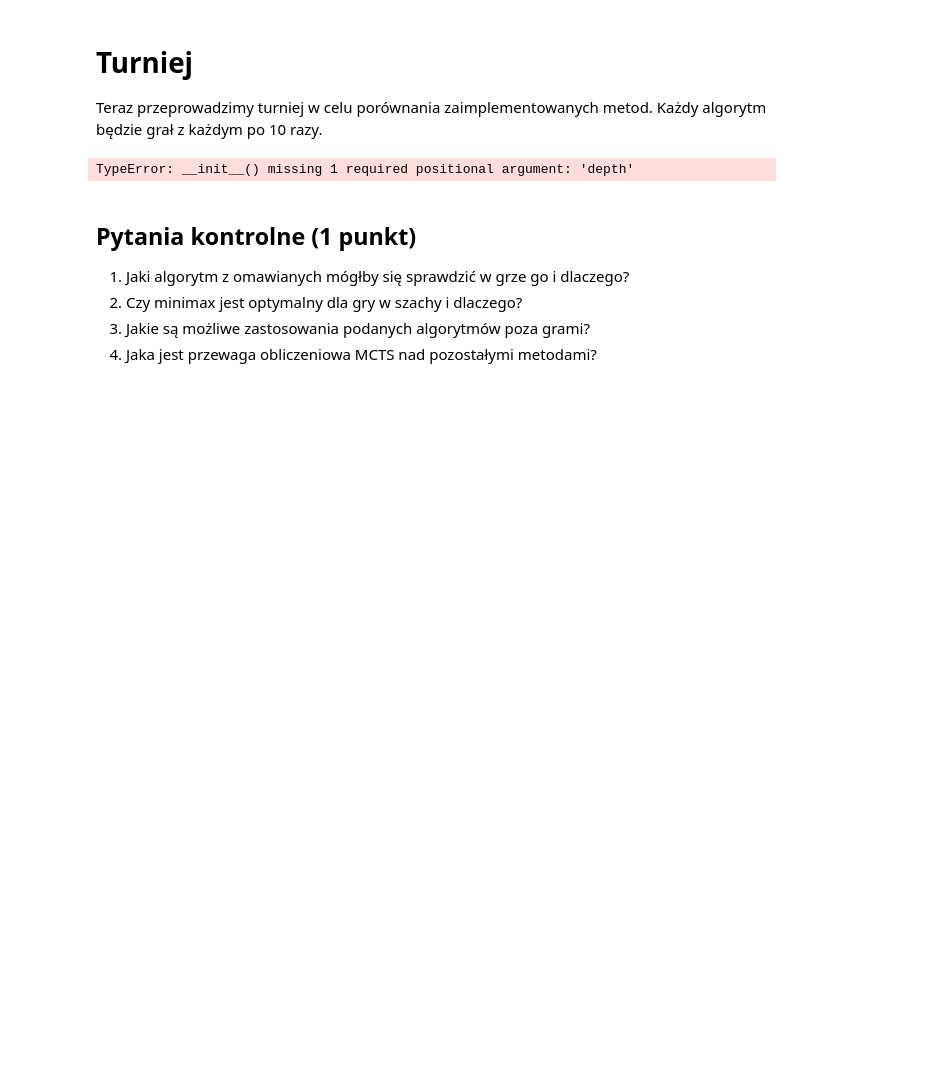
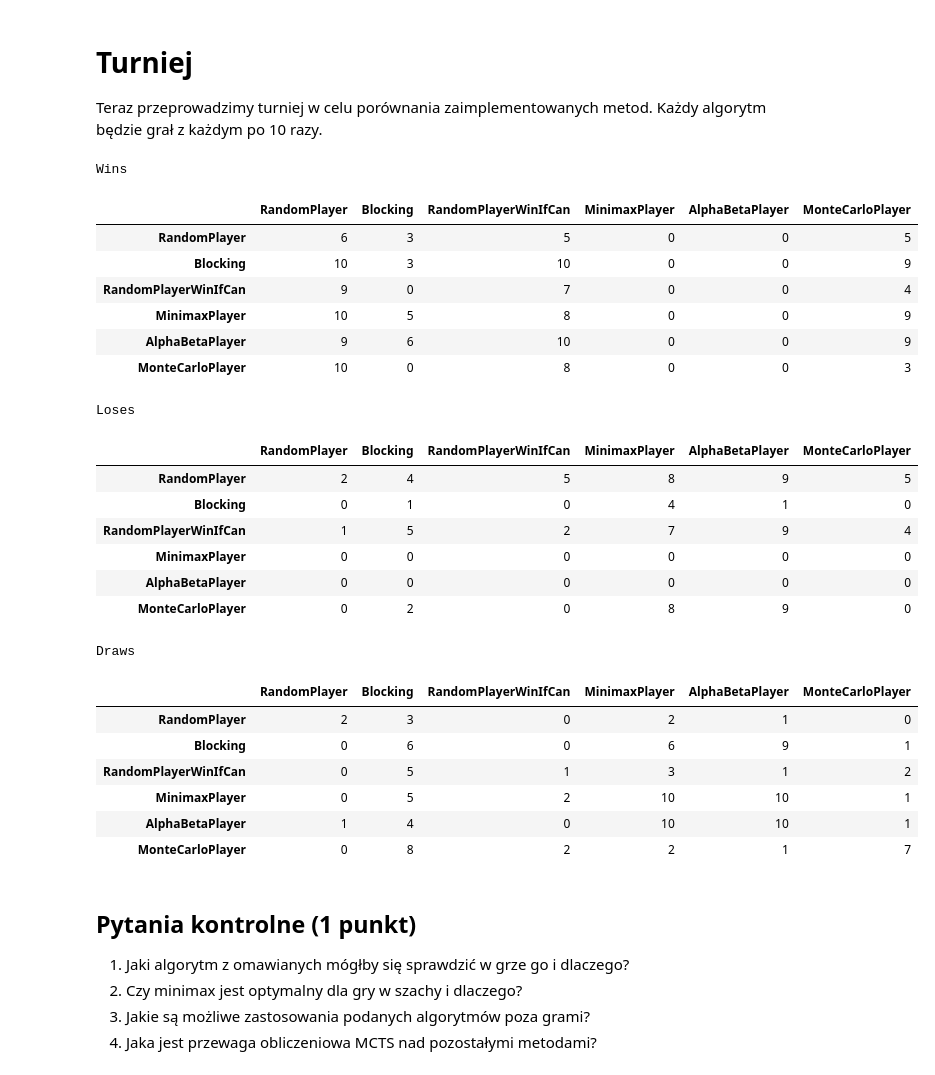
Before and after one commit to proman3419/AGH-WIET-INF-PSI-2022, a Jupyter notebook: lab7/Przemysław_Roman_lab_7_tictactoe.ipynb, the cells around one changed output. Drawn from its saved outputs; the diff is of its cells as text; code cells hidden in the pictures; blank space fills up the shorter version.

```diff
--- a/lab7/Przemysław_Roman_lab_7_tictactoe.ipynb
+++ b/lab7/Przemysław_Roman_lab_7_tictactoe.ipynb
@@ -277,8 +277,11 @@ class Blocking(RandomPlayerWinIfCan):
                 board[row][col] = player
                 return
 
+    def get_opponent(self, player):
+        return PLAYER_2 if player == PLAYER_1 else PLAYER_1
+
     def get_lose_preventing_move(self, board, player):
-        opponent = PLAYER_2 if player == PLAYER_1 else PLAYER_1
+        opponent = self.get_opponent(player)
         lose_preventing_move = self.get_winning_move(board, opponent)
         return lose_preventing_move
 # %%
@@ -410,7 +413,7 @@ class MinimaxPlayer(Blocking):
         return 0
 
     def minimax_wrapper(self, board, player):
-        opponent = PLAYER_1 if player == PLAYER_2 else PLAYER_2
+        opponent = self.get_opponent(player)
         def minimax(board, depth, is_curr_player_maximizing):
             nonlocal player, opponent
 
@@ -624,5 +698,5 @@ class MonteCarloPlayer(MinimaxPlayer):
 # %%
 %%time
-game = TicTacToe(MonteCarloPlyer(), MinimaxPlayer())
+game = TicTacToe(MonteCarloPlayer(probes_cnt=1000), MinimaxPlayer(depth=3))
 game.play()
 # %% [output]
@@ -657,27 +751,49 @@ def print_scores(scores, names):
 # %%
 number_of_rounds = 10
 players = [
     RandomPlayer(),
     Blocking(),
     RandomPlayerWinIfCan(),
-    MinimaxPlayer(),
-    AlphaBetaPlayer(),
-    MonteCarloPlayer(),
+    MinimaxPlayer(depth=9, first_move=(1, 1)),
+    AlphaBetaPlayer(depth=9, first_move=(1, 1)),
+    MonteCarloPlayer(probes_cnt=1000),
 ]
 scores = defaultdict(lambda: defaultdict(lambda: defaultdict(int)))
 
 for player in players:
     for adversary in players:
         for i in range(number_of_rounds):
             game = TicTacToe(player, adversary)
             score = game.play(False)
             # print("player name {} adversary name {} score {} ".format(player.name, adversary.name, score))
             scores[score][player.name][adversary.name] += 1
 
-
 print_scores(scores, [player.name for player in players])
 # %% [output]
-TypeError: __init__() missing 1 required positional argument: 'depth'
+Wins
+|  | RandomPlayer | Blocking | RandomPlayerWinIfCan | MinimaxPlayer | AlphaBetaPlayer | MonteCarloPlayer |
+| RandomPlayer | 6 | 3 | 5 | 0 | 0 | 5 |
+| Blocking | 10 | 3 | 10 | 0 | 0 | 9 |
+| RandomPlayerWinIfCan | 9 | 0 | 7 | 0 | 0 | 4 |
+| MinimaxPlayer | 10 | 5 | 8 | 0 | 0 | 9 |
+| AlphaBetaPlayer | 9 | 6 | 10 | 0 | 0 | 9 |
+| MonteCarloPlayer | 10 | 0 | 8 | 0 | 0 | 3 |
+Loses
+|  | RandomPlayer | Blocking | RandomPlayerWinIfCan | MinimaxPlayer | AlphaBetaPlayer | MonteCarloPlayer |
+| RandomPlayer | 2 | 4 | 5 | 8 | 9 | 5 |
+| Blocking | 0 | 1 | 0 | 4 | 1 | 0 |
+| RandomPlayerWinIfCan | 1 | 5 | 2 | 7 | 9 | 4 |
+| MinimaxPlayer | 0 | 0 | 0 | 0 | 0 | 0 |
+| AlphaBetaPlayer | 0 | 0 | 0 | 0 | 0 | 0 |
+| MonteCarloPlayer | 0 | 2 | 0 | 8 | 9 | 0 |
+Draws
+|  | RandomPlayer | Blocking | RandomPlayerWinIfCan | MinimaxPlayer | AlphaBetaPlayer | MonteCarloPlayer |
+| RandomPlayer | 2 | 3 | 0 | 2 | 1 | 0 |
+| Blocking | 0 | 6 | 0 | 6 | 9 | 1 |
+| RandomPlayerWinIfCan | 0 | 5 | 1 | 3 | 1 | 2 |
+| MinimaxPlayer | 0 | 5 | 2 | 10 | 10 | 1 |
+| AlphaBetaPlayer | 1 | 4 | 0 | 10 | 10 | 1 |
+| MonteCarloPlayer | 0 | 8 | 2 | 2 | 1 | 7 |
 # %% [markdown]
 ## Pytania kontrolne (1 punkt)
 
```
Also changed, not shown: parts of 8 cells of this notebook.
